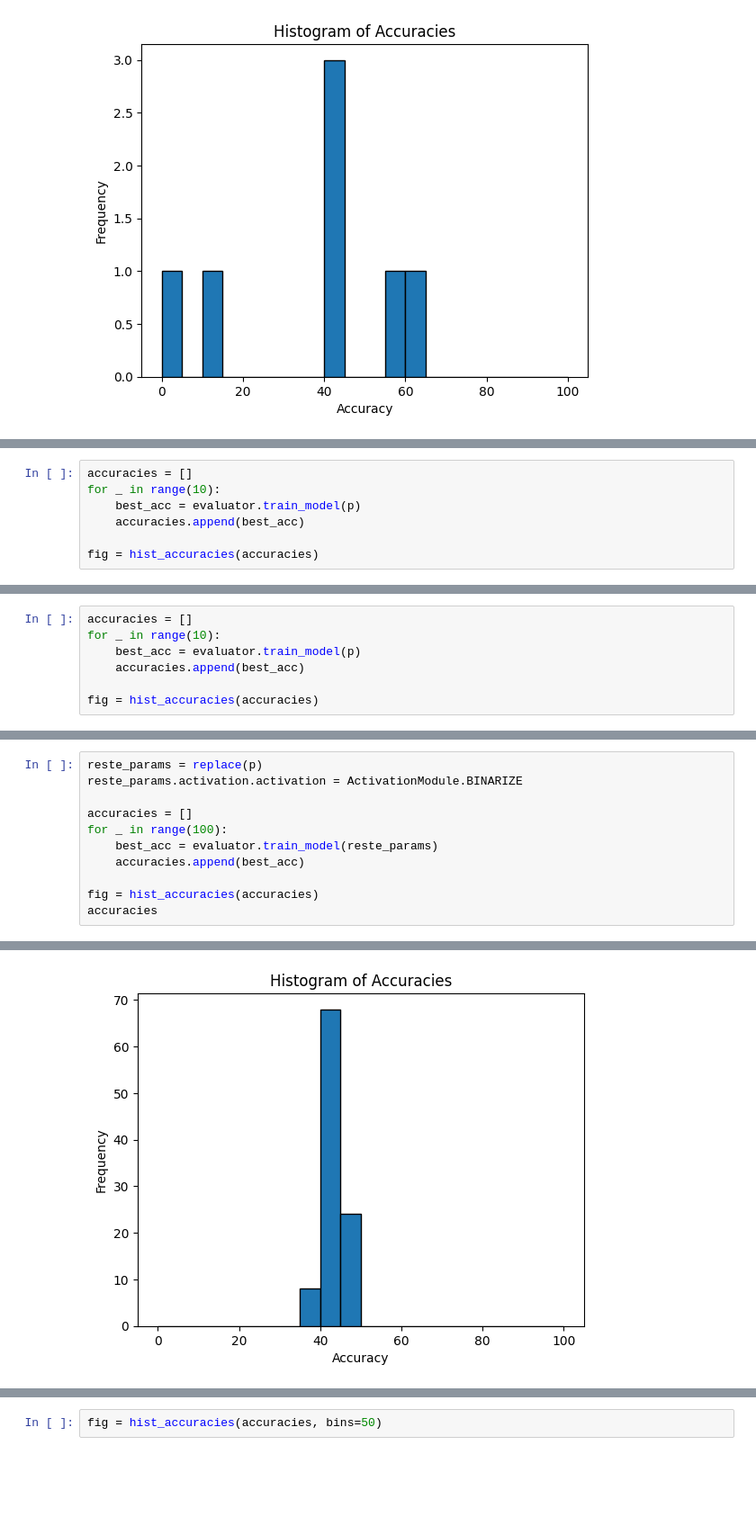
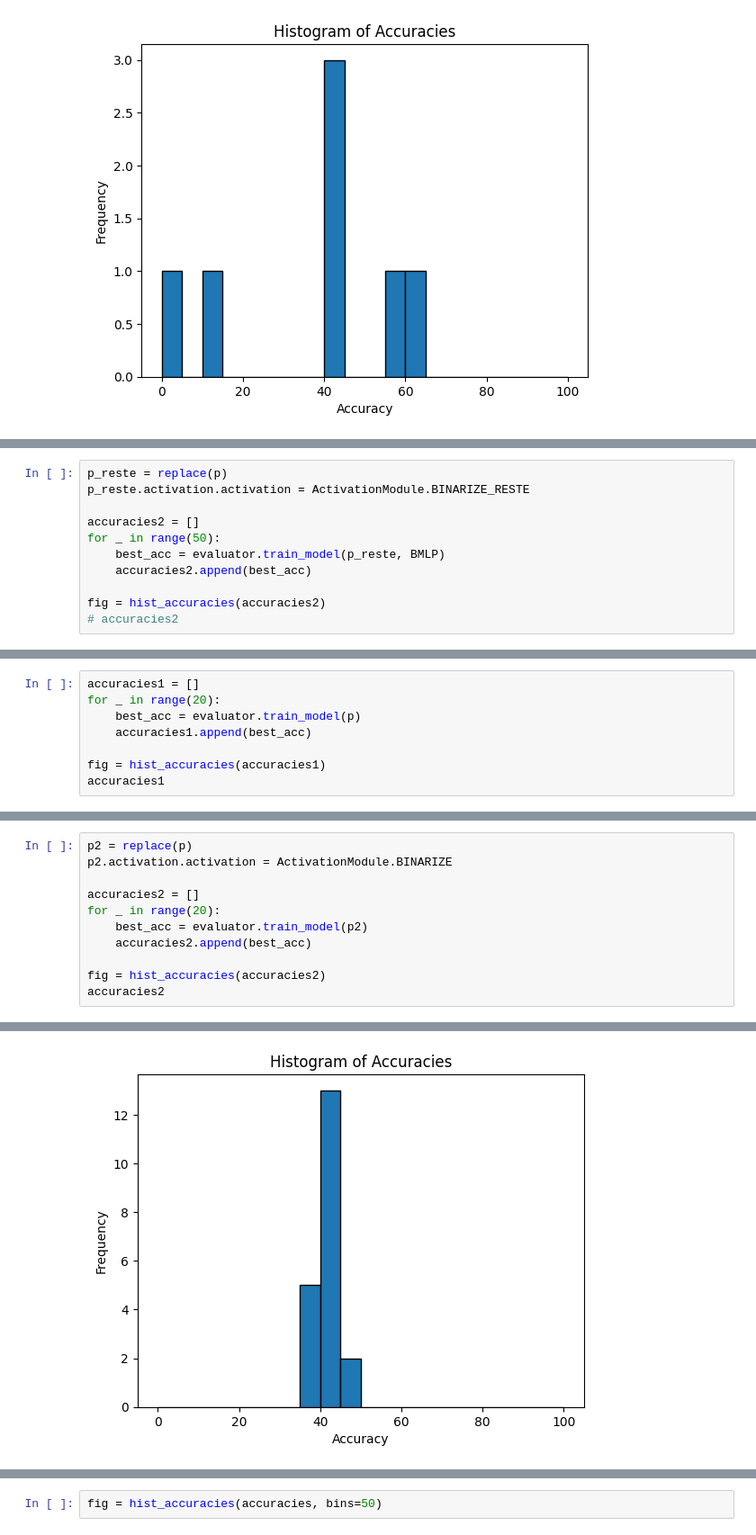
Before and after one commit to DiceNameIsMy/neural-networks-compression, a Jupyter notebook: src/notebooks/try_models.ipynb, the cells around one changed output, grey strips where cells are left out. Shown: that part at 90% size. Cells and saved outputs as stored; diff of their text form; blank space fills up the shorter version.

```diff
--- a/src/notebooks/try_models.ipynb
+++ b/src/notebooks/try_models.ipynb
@@ -97,0 +141,11 @@ MLP(p).summarize_architecture()
+# %%
+p_reste = replace(p)
+p_reste.activation.activation = ActivationModule.BINARIZE_RESTE
+
+accuracies2 = []
+for _ in range(50):
+    best_acc = evaluator.train_model(p_reste, BMLP)
+    accuracies2.append(best_acc)
+
+fig = hist_accuracies(accuracies2)
+# accuracies2
@@ -143,8 +243,9 @@ accuracies, accuracies2
 # %%
-accuracies = []
-for _ in range(10):
+accuracies1 = []
+for _ in range(20):
     best_acc = evaluator.train_model(p)
-    accuracies.append(best_acc)
+    accuracies1.append(best_acc)
 
-fig = hist_accuracies(accuracies)
+fig = hist_accuracies(accuracies1)
+accuracies1
 # %% [output]
@@ -152,7 +253,0 @@ fig = hist_accuracies(accuracies)
-# %%
-accuracies = []
-for _ in range(10):
-    best_acc = evaluator.train_model(p)
-    accuracies.append(best_acc)
-
-fig = hist_accuracies(accuracies)
@@ -161,12 +254,12 @@ fig = hist_accuracies(accuracies)
 # %%
-reste_params = replace(p)
-reste_params.activation.activation = ActivationModule.BINARIZE
+p2 = replace(p)
+p2.activation.activation = ActivationModule.BINARIZE
 
-accuracies = []
-for _ in range(100):
-    best_acc = evaluator.train_model(reste_params)
-    accuracies.append(best_acc)
+accuracies2 = []
+for _ in range(20):
+    best_acc = evaluator.train_model(p2)
+    accuracies2.append(best_acc)
 
-fig = hist_accuracies(accuracies)
-accuracies
+fig = hist_accuracies(accuracies2)
+accuracies2
 # %% [output]
@@ -190 +286 @@ accuracies
-[figure, old version]
+[figure, new version]
```
Also changed, not shown: parts of 19 cells of this notebook, 4 other files.
